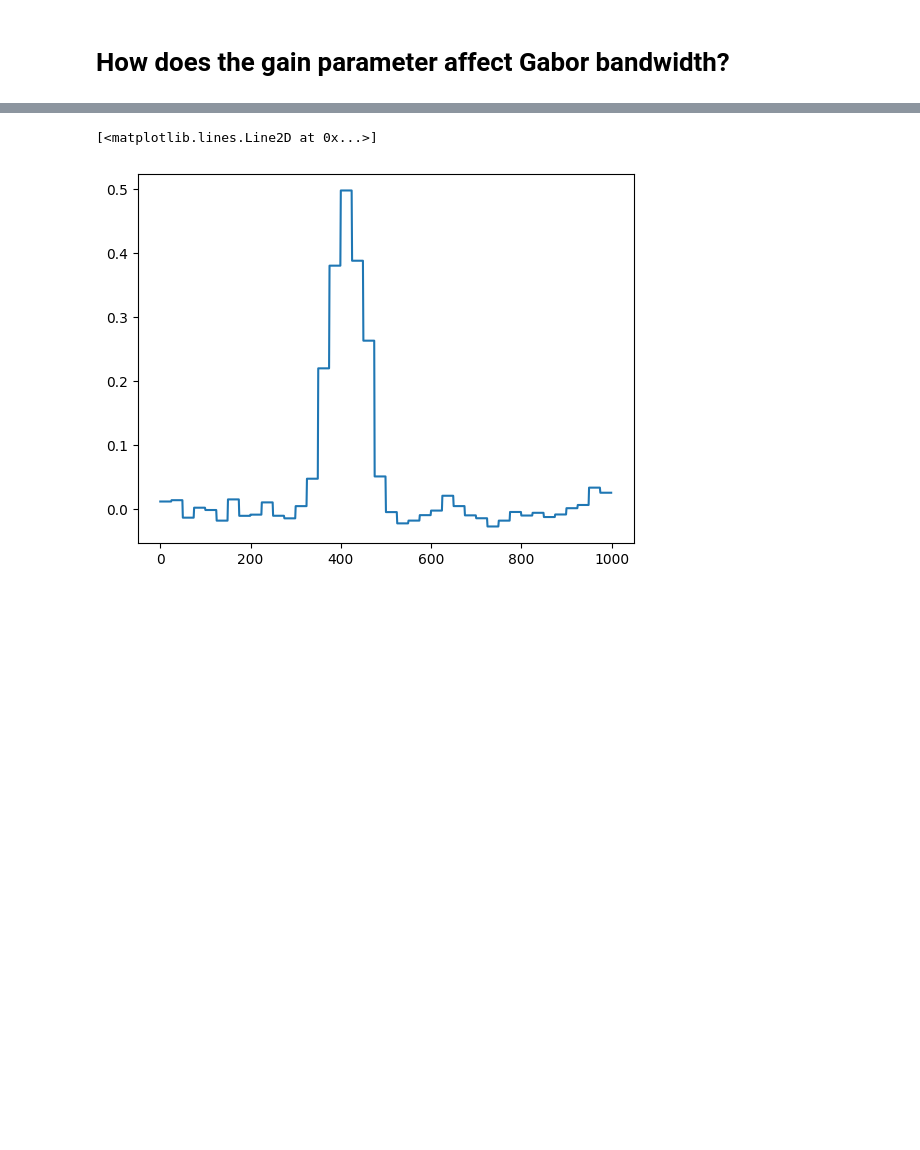
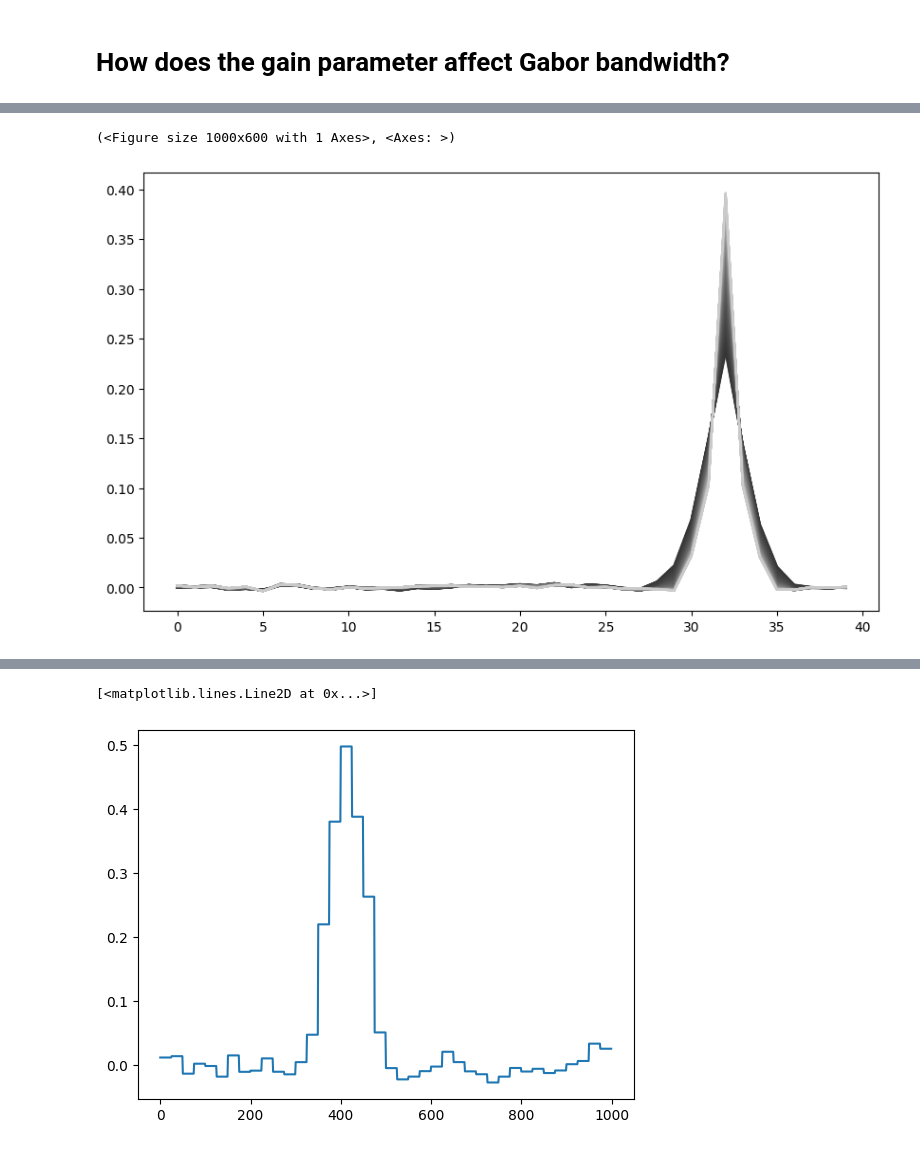
Before and after one commit to leonlufkin/Localization, a Jupyter notebook: notebooks/gain_sweep.ipynb, the cells around one changed output, grey strips where cells are left out. Drawn from its saved outputs; the diff is of its cells as text; code cells hidden in the pictures; blank space fills up the shorter version.

```diff
--- a/notebooks/gain_sweep.ipynb
+++ b/notebooks/gain_sweep.ipynb
@@ -127,0 +149,9 @@ Already simulated
+# %%
+# w_ = all_weights[(0.2 < GAIN_SWEEP) * (GAIN_SWEEP < 0.6)]
+# w_ = all_weights[(0.6 <= GAIN_SWEEP) * (GAIN_SWEEP < 1.0)]
+w_ = all_weights[(1.0 <= GAIN_SWEEP) * (GAIN_SWEEP < 10.0)]
+w_ = w_ * (2 * (w_.max(axis=1) > -w_.min(axis=1)) - 1).reshape(-1, 1)
+plot_rf_evolution(w_.reshape(w_.shape[0], 1, -1), num_cols=1, num_rows=1, figsize=(10, 6))
+# %% [output]
+(<Figure size 1000x600 with 1 Axes>, <Axes: >)
+[figure, added]
```
Also changed, not shown: parts of 12 cells of this notebook, 1 other file.
